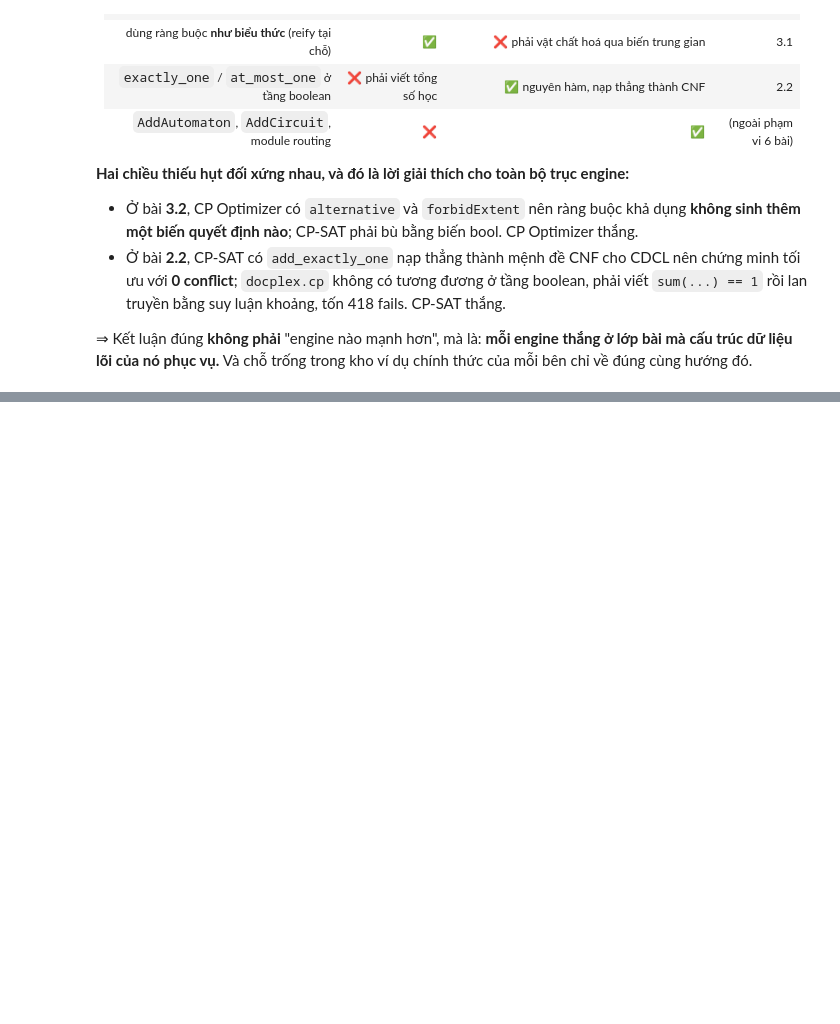
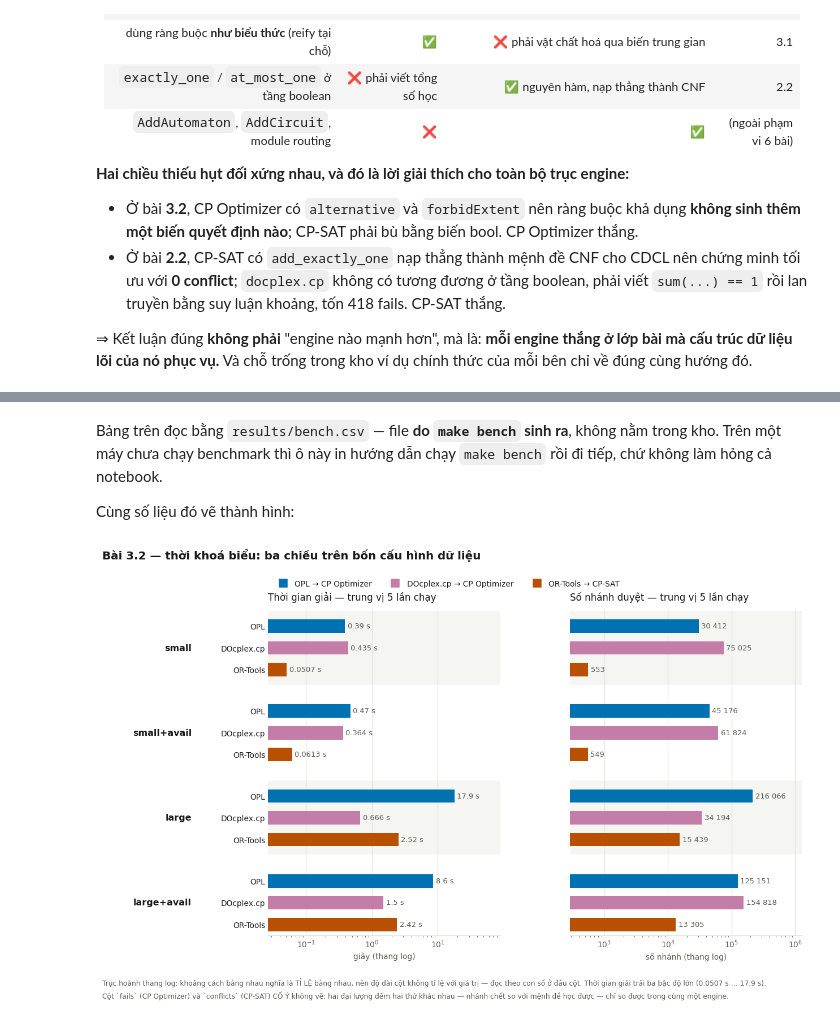
Before and after one commit to dtnntd/cp-opl-docplex-ortools, a Jupyter notebook: notebooks/99_comparison.ipynb, the cells around one changed output, grey strips where cells are left out. Drawn from its saved outputs; the diff is of its cells as text; code cells hidden in the pictures; blank space fills up the shorter version.

```diff
--- a/notebooks/99_comparison.ipynb
+++ b/notebooks/99_comparison.ipynb
@@ -179,0 +218,10 @@ b = pd.read_csv("../results/bench.csv")
+# %% [markdown]
+Bảng trên đọc bằng `results/bench.csv` — file **do `make bench` sinh ra**, không nằm
+trong kho. Trên một máy chưa chạy benchmark thì ô này in hướng dẫn chạy `make bench`
+rồi đi tiếp, chứ không làm hỏng cả notebook.
+
+Cùng số liệu đó vẽ thành hình:
+# %%
+bench_chart()
+# %% [output]
+[figure, added]
```
Also changed, not shown: parts of 14 cells of this notebook, 9 other files.
